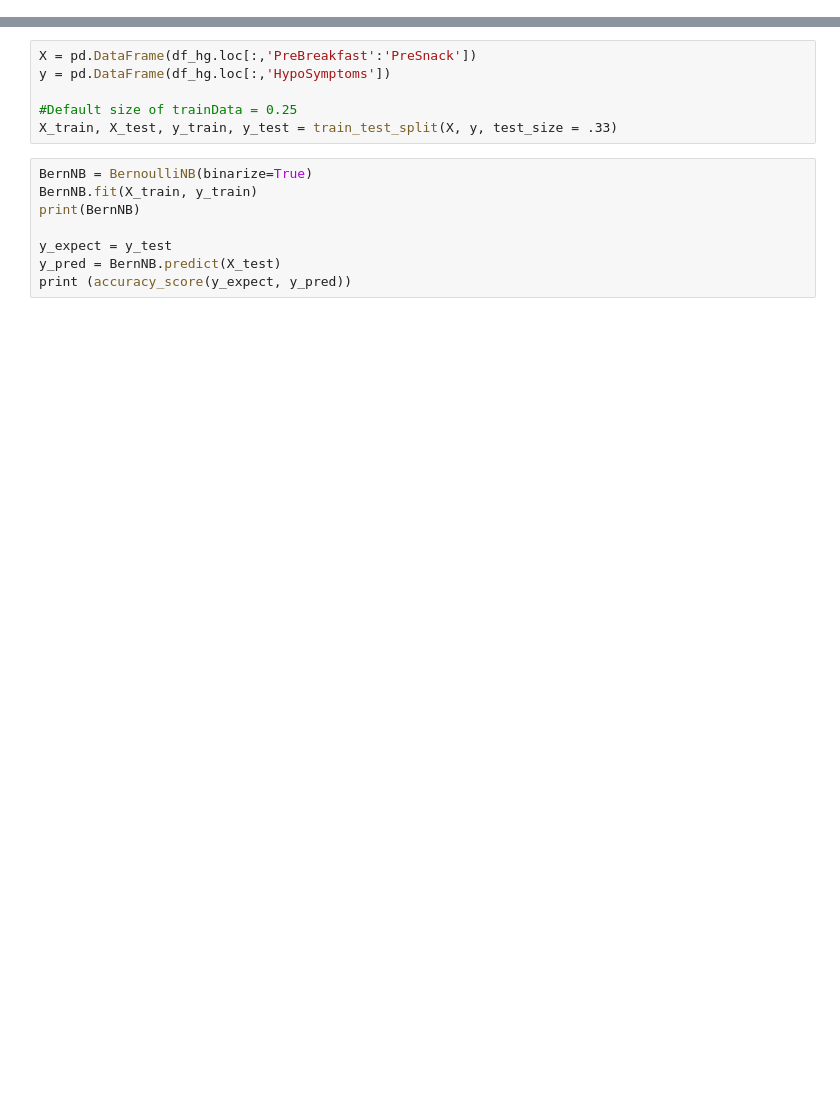
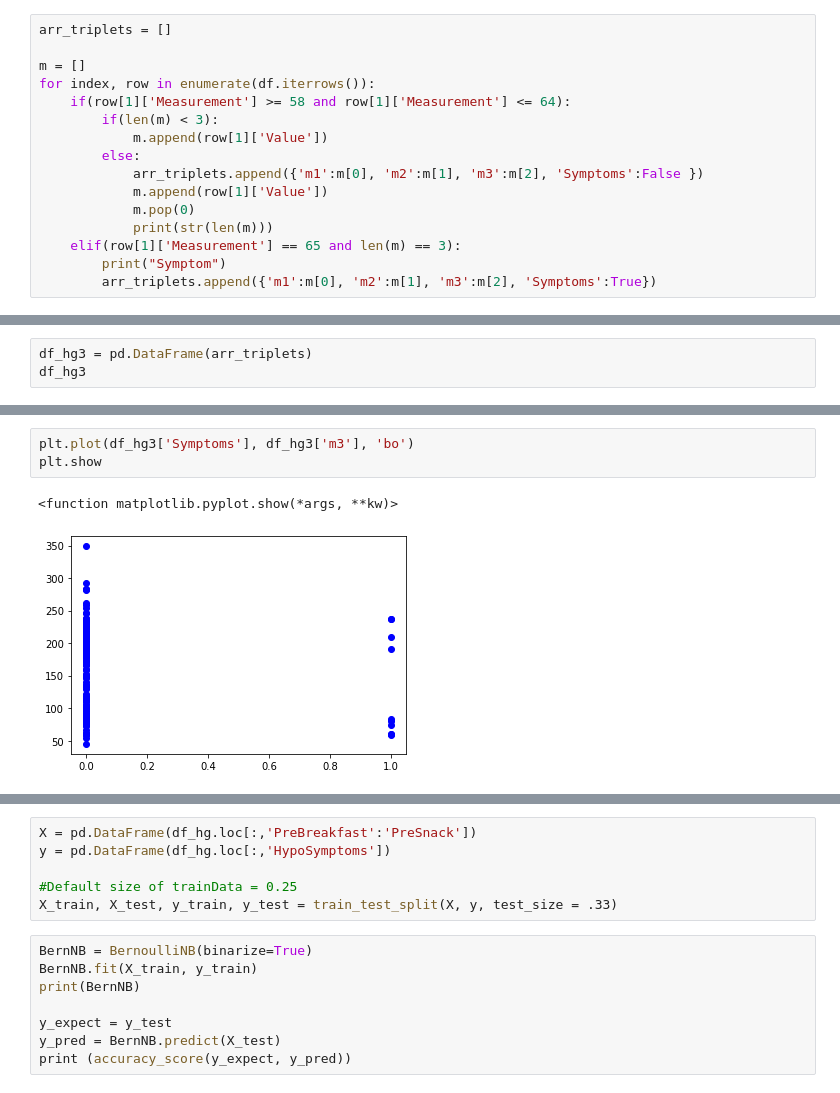
Before and after one commit to Auto-Learning-BioTech/Glucose-Prediction, a Jupyter notebook: naiveBayes-tests/Predicting_HG_Symptoms.ipynb, the cells around one changed output, grey strips where cells are left out. Cells and saved outputs as stored; diff of their text form; blank space fills up the shorter version.

```diff
--- a/naiveBayes-tests/Predicting_HG_Symptoms.ipynb
+++ b/naiveBayes-tests/Predicting_HG_Symptoms.ipynb
@@ -30,0 +32,16 @@ df
+# %%
+arr_triplets = []
+
+m = []
+for index, row in enumerate(df.iterrows()):
+    if(row[1]['Measurement'] >= 58 and row[1]['Measurement'] <= 64):
+        if(len(m) < 3):
+            m.append(row[1]['Value'])
+        else:
+            arr_triplets.append({'m1':m[0], 'm2':m[1], 'm3':m[2], 'Symptoms':False })
+            m.append(row[1]['Value'])
+            m.pop(0)
+            print(str(len(m)))
+    elif(row[1]['Measurement'] == 65 and len(m) == 3):
+        print("Symptom")
+        arr_triplets.append({'m1':m[0], 'm2':m[1], 'm3':m[2], 'Symptoms':True})
@@ -94,0 +175,3 @@ df_hg
+# %%
+df_hg3 = pd.DataFrame(arr_triplets)
+df_hg3
@@ -94,0 +192,6 @@ df_hg
+# %%
+plt.plot(df_hg3['Symptoms'], df_hg3['m3'], 'bo')
+plt.show
+# %% [output]
+<function matplotlib.pyplot.show(*args, **kw)>
+[figure, added]
```
Also changed, not shown: parts of 12 cells of this notebook, 3 other files.
